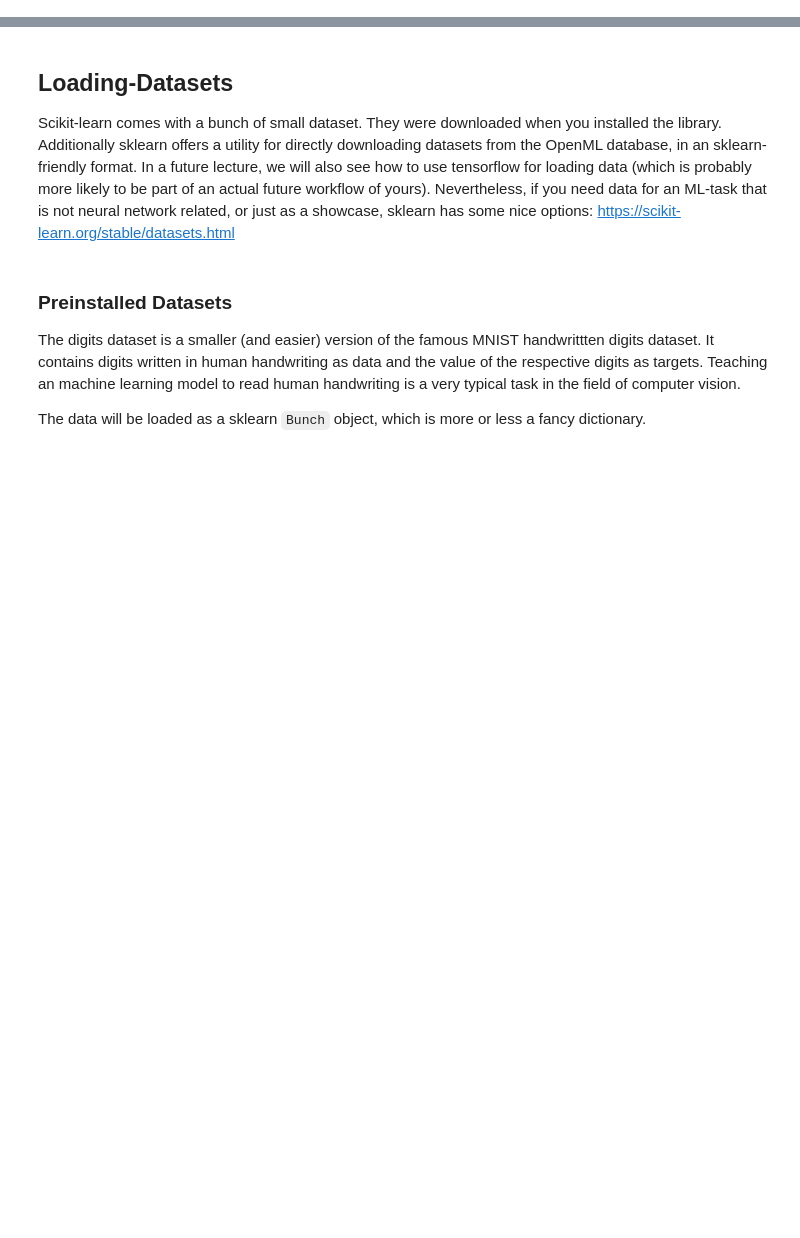
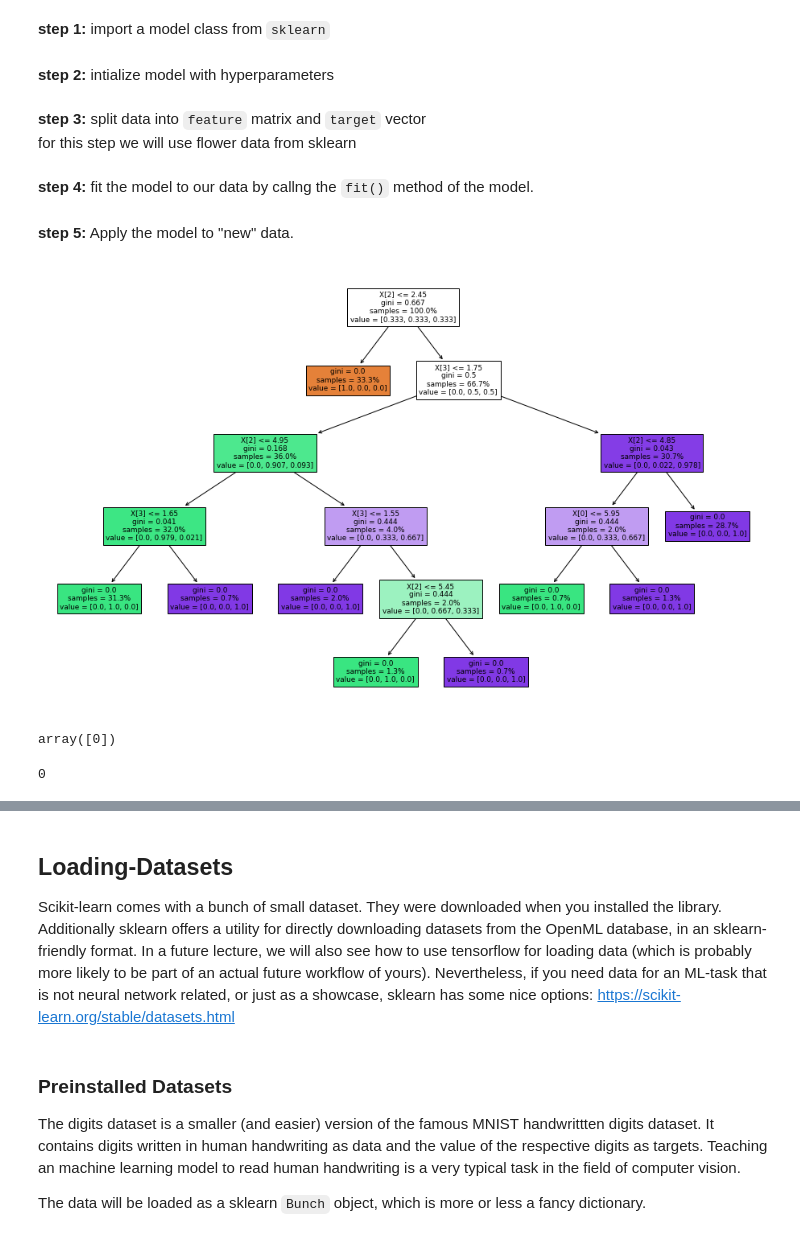
Before and after one commit to nnebbe/lectures_2022, a Jupyter notebook: Lecture_11_sklearn/Lecture11-Sklearn.ipynb, the cells around one changed output, grey strips where cells are left out. Saved outputs shown, nothing was run; the diff lists cells and outputs as text; code cells hidden in the pictures; blank space fills up the shorter version.

```diff
--- a/Lecture_11_sklearn/Sciktlearn.ipynb
+++ b/Lecture_11_sklearn/Lecture11-Sklearn.ipynb
@@ -0,0 +84,2 @@
+# %% [markdown]
+**step 1:** import a model class from `sklearn`<br>
@@ -0,0 +88,31 @@
+# %% [markdown]
+**step 2:** intialize model with hyperparameters<br>
+# %%
+model = DecisionTreeClassifier()
+# %% [markdown]
+**step 3:** split data into `feature` matrix and `target` vector<br>
+for this step we will use flower data from sklearn
+# %%
+from sklearn.datasets import load_iris
+iris = load_iris()
+X, y = iris.data, iris.target
+# %% [markdown]
+**step 4:** fit the model to our data by callng the `fit()` method of the model.
+# %%
+model.fit(X, y);
+# %% [markdown]
+**step 5:** Apply the model to "new" data.
+# %%
+from sklearn.tree import plot_tree
+plt.figure(figsize=(16,10))
+plot_tree(model, filled=True, proportion=True);
+# %% [output]
+[figure, added]
+# %%
+model.predict([X[20]])
+# %% [output]
+array([0])
+# %%
+y[20]
+# %% [output]
+0
```
Also changed, not shown: parts of 30 cells of this notebook, 2 other files.
